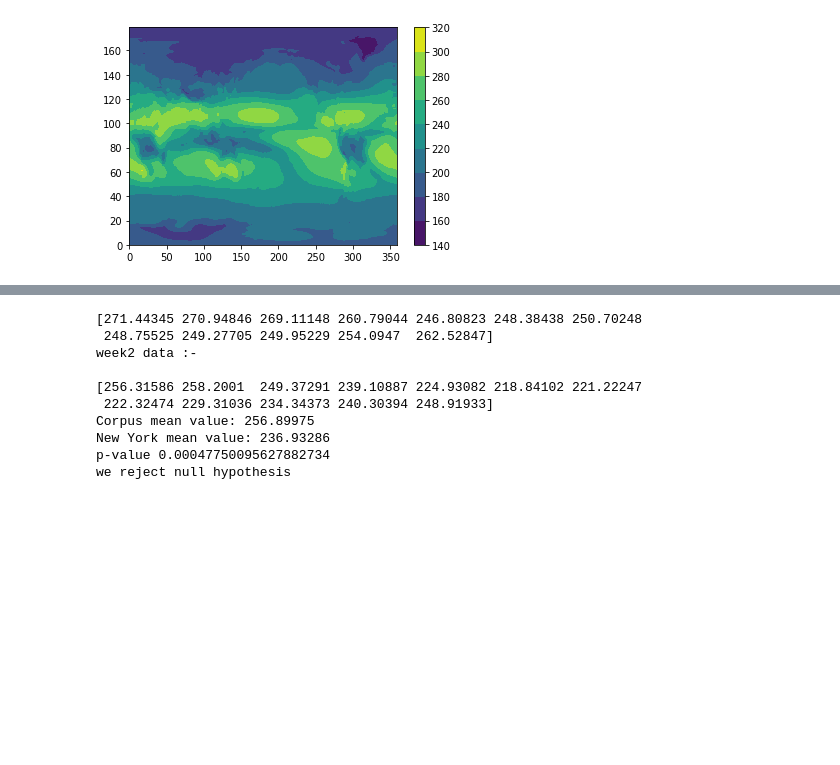
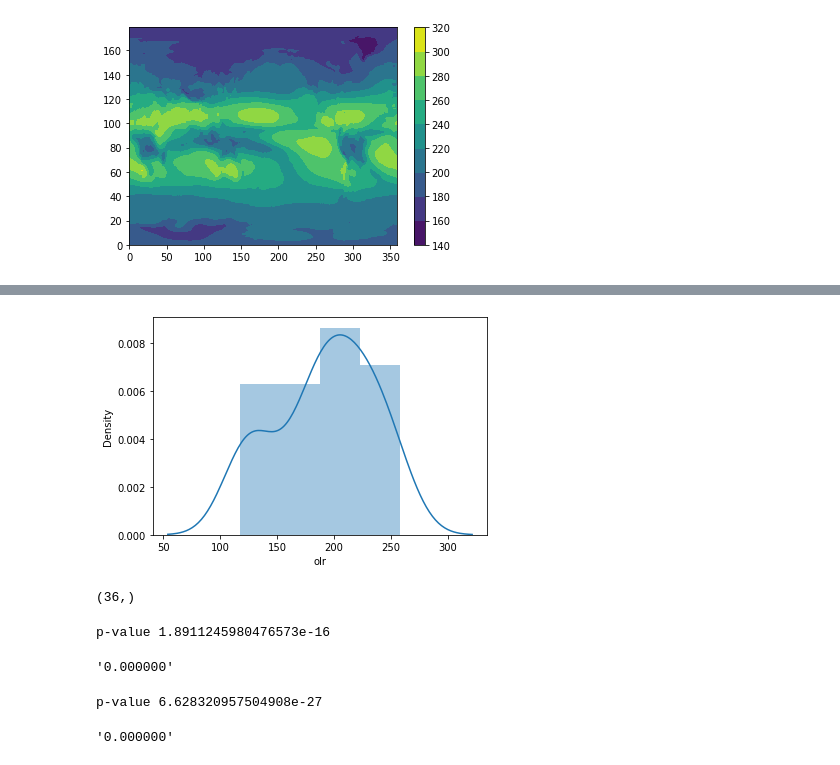
Before and after one commit to efrenlopezm/DataAnalytics, a Jupyter notebook: H8.ipynb, the cells around one changed output, grey strips where cells are left out. Cells and saved outputs as stored; diff of their text form; code cells hidden in the pictures; blank space fills up the shorter version.

Commit message:
added t-test and z.test

```diff
--- a/H8.ipynb
+++ b/H8.ipynb
@@ -77,31 +85,30 @@ plt.show()
+# %%
+sns.distplot(temperate_data['olr'])
+plt.show()
+# %% [output]
+[figure, added]
 # %%
-np_corpus = df_corpus_radiation['olr'].to_numpy()
-np_new_york = df_new_york_radiation['olr'].to_numpy()
+np_temperate = temperate_data['olr'].to_numpy()
+np_tropical = tropical_data['olr'].to_numpy()
+# %% [output]
+(36,)
-# %%
-from scipy.stats import ttest_ind
-import numpy as np
-
-print(np_corpus)
-print("week2 data :-\n")
-print(np_new_york)
-corpus_mean = np.mean(np_corpus)
-new_york_mean = np.mean(np_new_york)
-print("Corpus mean value:",corpus_mean)
-print("New York mean value:",new_york_mean)
-ttest,pval = ttest_ind(np_corpus,np_new_york)
-print("p-value",pval)
-if pval <0.05:
-  print("we reject null hypothesis")
-else:
-  print("we accept null hypothesis")
-# %% [output]
-[271.44345 270.94846 269.11148 260.79044 246.80823 248.38438 250.70248
- 248.75525 249.27705 249.95229 254.0947  262.52847]
-week2 data :-
-
-[256.31586 258.2001  249.37291 239.10887 224.93082 218.84102 221.22247
- 222.32474 229.31036 234.34373 240.30394 248.91933]
-Corpus mean value: 256.89975
-New York mean value: 236.93286
-p-value 0.00047750095627882734
-we reject null hypothesis
+# %%
+
+tropical_mean = np.mean(np_tropical)
+temperate_mean = np.mean(np_temperate)
+ttest,pval = ttest_ind(np_temperate,np_tropical)
+print("p-value",pval)
+'{:f}'.format(pval)
+# %% [output]
+p-value 1.8911245980476573e-16
+'0.000000'
+# %%
+
+#perform two sample z-test
+p_value = ztest(np_temperate, np_tropical, value=0)[1]
+#print p-value
+print("p-value",p_value)
+'{:f}'.format(p_value)
+# %% [output]
+p-value 6.628320957504908e-27
+'0.000000'
```
Also changed, not shown: parts of 4 cells of this notebook.
